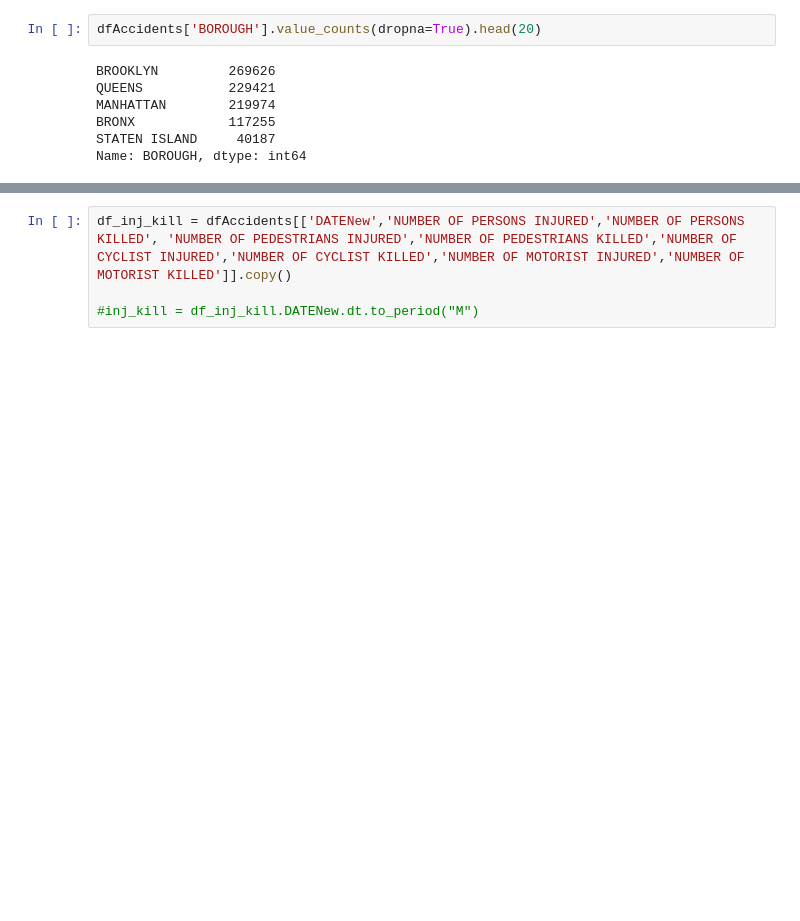
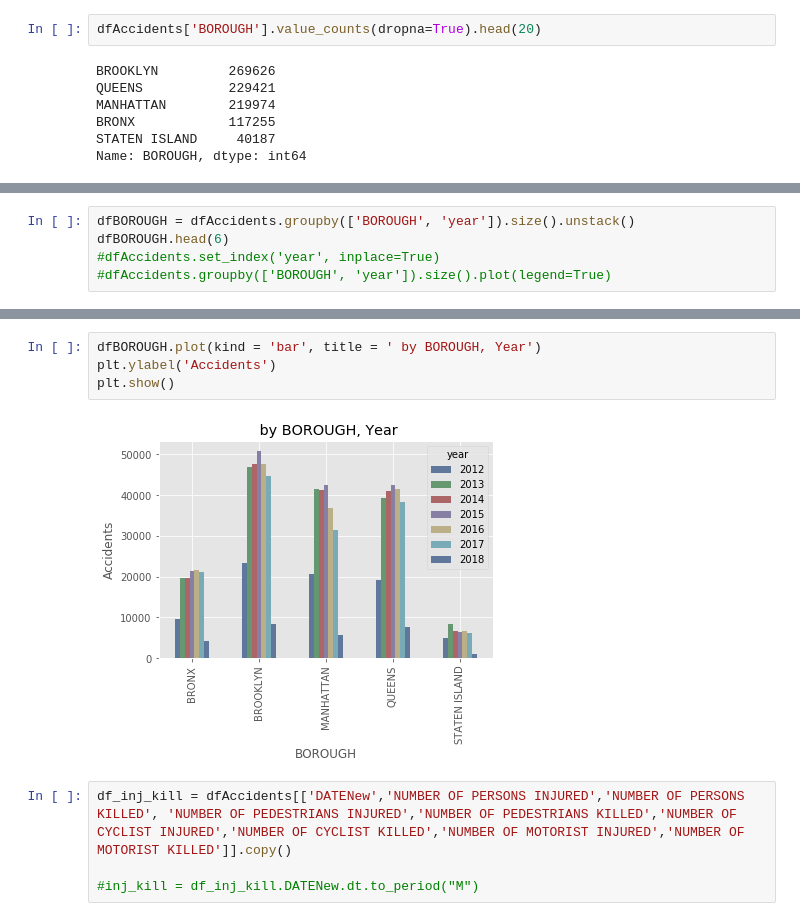
Before and after one commit to psumank/DATA698, a Jupyter notebook: EDA/NYPD Motor Vehicle Accidents.ipynb, the cells around one changed output, grey strips where cells are left out. Drawn from its saved outputs; the diff is of its cells as text; blank space fills up the shorter version.

```diff
--- a/EDA/NYPD Motor Vehicle Accidents.ipynb
+++ b/EDA/NYPD Motor Vehicle Accidents.ipynb
@@ -168,0 +168,5 @@ dtype: int64
+# %%
+dfBOROUGH = dfAccidents.groupby(['BOROUGH', 'year']).size().unstack()
+dfBOROUGH.head(6)
+#dfAccidents.set_index('year', inplace=True)
+#dfAccidents.groupby(['BOROUGH', 'year']).size().plot(legend=True)
@@ -169,3 +181,9 @@ dtype: int64
+# %%
+dfBOROUGH.plot(kind = 'bar', title = ' by BOROUGH, Year')
+plt.ylabel('Accidents')
+plt.show()
+# %% [output]
+[figure, added]
 # %%
 df_inj_kill = dfAccidents[['DATENew','NUMBER OF PERSONS INJURED','NUMBER OF PERSONS KILLED', 'NUMBER OF PEDESTRIANS INJURED','NUMBER OF PEDESTRIANS KILLED','NUMBER OF CYCLIST INJURED','NUMBER OF CYCLIST KILLED','NUMBER OF MOTORIST INJURED','NUMBER OF MOTORIST KILLED']].copy()
 
```
Also changed, not shown: parts of 24 cells of this notebook.
